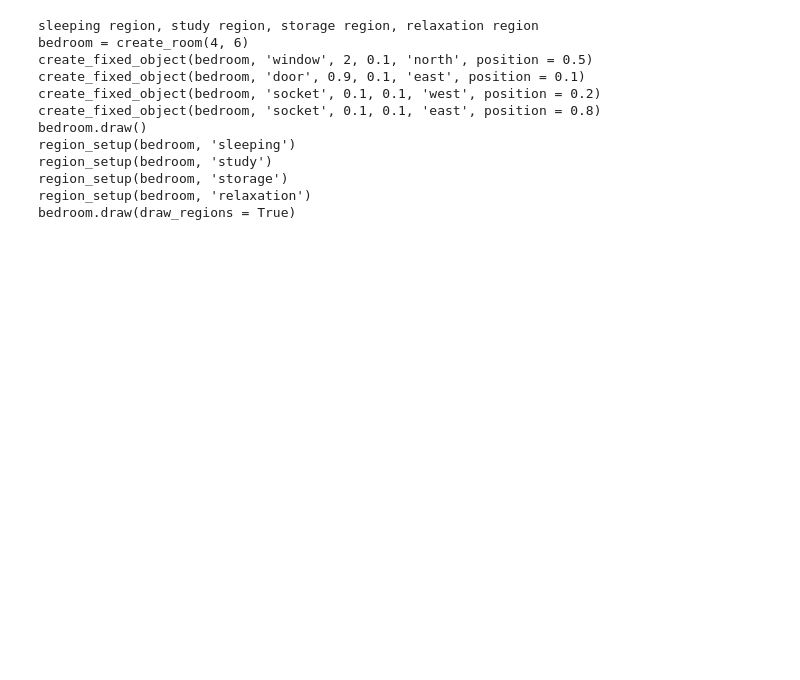
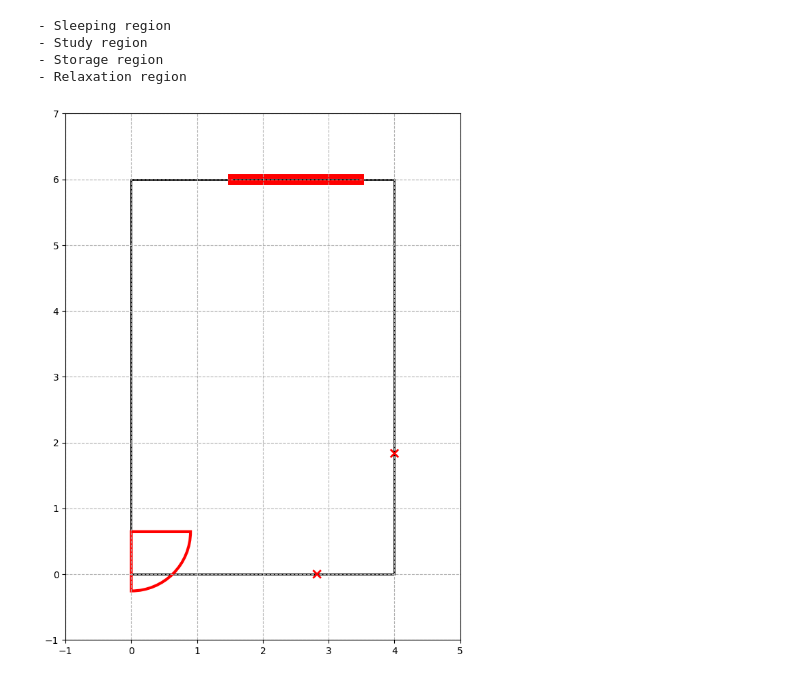
Before and after one commit to gabriellelittle1/MSc-Project, a Jupyter notebook: DSL/Phase1.ipynb, the cells around one changed output. Saved outputs shown, nothing was run; the diff lists cells and outputs as text; code cells hidden in the pictures; blank space fills up the shorter version.

Commit message:
updated regions and voronoi

```diff
--- a/DSL/Phase1.ipynb
+++ b/DSL/Phase1.ipynb
@@ -114,43 +117,37 @@ prompt4 += " functionality as well as any design princples you think are importa
 prompt4 += " or explanation for the constraint/consideration. Instead of 'Sleeping region should be near an electrical plug for a bedside lamp or charging devices'"
 prompt4 += " just say 'Sleeping region should be near a plug'."
 
 response4 = client.chat.completions.create(
         model="gpt-4o",
         messages=[{"role": "user", "content": prompt4}],
         max_tokens=500
     )
 
 prompt5 = "Given the room so far: " + response2.json()['choices'][0]['message']['content'] + ", and the regions: " + response3.choices[0].message.content
-prompt5 += " Using the functions in the script, initialise each region. For example 'eating region' might output 'region_setup(kitchen, 'eating')."
+prompt5 += " Using the functions in the script, initialise each region. For example 'eating region' might output 'eating_region = region_setup(kitchen, 'eating', 0)."
 prompt5 += " End with something like kitchen.draw(draw_regions = True). No other text please, only the python script."
  # Define the request payload
 data = {
     "model": "gpt-4",
     "messages": [
             {"role": "user", "content": prompt5}
             ]
     }
 
 # Make the API call
 response5 = requests.post(url, headers=headers, json=data)
 # Check the response
 if response5.status_code == 200:
     response_data5 = response5.json()
     print(response2.json()['choices'][0]['message']['content'] + '\n' + response_data5['choices'][0]['message']['content'])
+    exec(response2.json()['choices'][0]['message']['content'] + '\n' + response_data5['choices'][0]['message']['content'])
 else:
     print('Failed to get a response')
     print(response5.text)
 # print(response4.choices[0].message.content)
 # %% [output]
-sleeping region, study region, storage region, relaxation region
-bedroom = create_room(4, 6)
-create_fixed_object(bedroom, 'window', 2, 0.1, 'north', position = 0.5)
-create_fixed_object(bedroom, 'door', 0.9, 0.1, 'east', position = 0.1)
-create_fixed_object(bedroom, 'socket', 0.1, 0.1, 'west', position = 0.2)
-create_fixed_object(bedroom, 'socket', 0.1, 0.1, 'east', position = 0.8)
-bedroom.draw()
-region_setup(bedroom, 'sleeping')
-region_setup(bedroom, 'study')
-region_setup(bedroom, 'storage')
-region_setup(bedroom, 'relaxation')
-bedroom.draw(draw_regions = True)
+- Sleeping region
+- Study region
+- Storage region
+- Relaxation region
+[figure, added]
```
Also changed, not shown: parts of 7 cells of this notebook, 4 other files.
